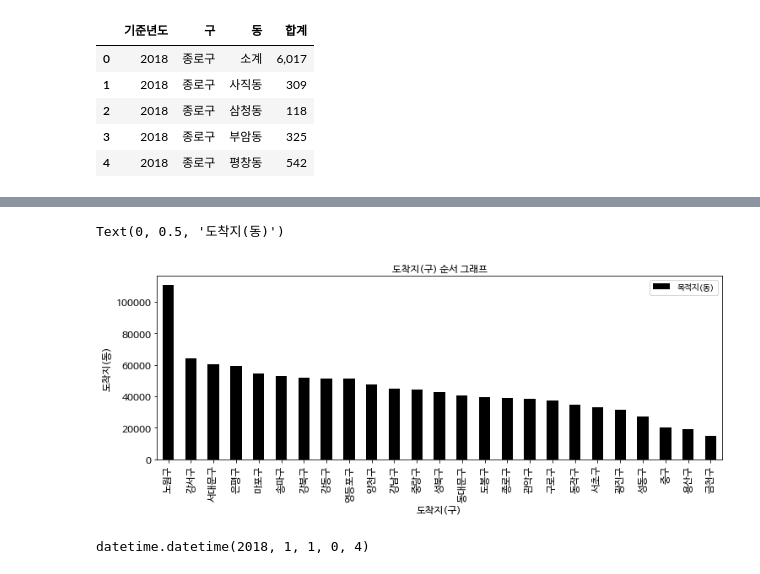
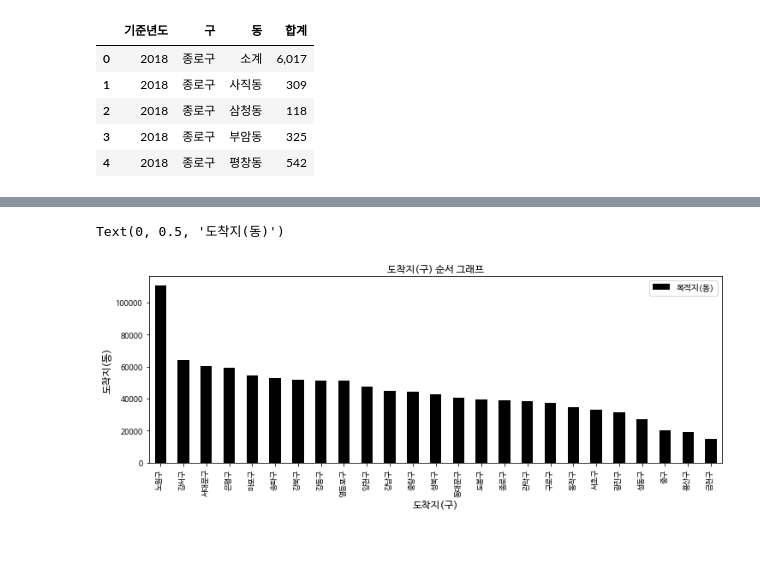
Before and after one commit to noc1992/Python_alone, a Jupyter notebook: alone/mini2_visualize.ipynb, the cells around one changed output, grey strips where cells are left out. Saved outputs shown, nothing was run; the diff lists cells and outputs as text; code cells hidden in the pictures; blank space fills up the shorter version.

```diff
--- a/alone/mini2_visualize.ipynb
+++ b/alone/mini2_visualize.ipynb
@@ -35,5 +41,5 @@ plt.rcParams["font.family"] = 'NanumBarunGothic'
 # %%
-txi = pd.read_csv("data/call_taxi.csv", encoding= 'euc-kr')
+txi = pd.read_csv("data/call_taxi_final.csv", encoding= 'euc-kr')
 # %%
 dis = pd.read_csv("data/dis_pop.csv",encoding = 'euc-kr')
 # %%
@@ -71,13 +96,9 @@ Text(0, 0.5, '출발지(동)')
 # %%
 arrive =  pd.DataFrame(txi.groupby('목적지(구)')['목적지(동)'].count().sort_values(ascending=False))
 # %%
-ari_ax = arrive.plot(kind='bar', title='도착지(구) 순서 그래프', figsize=(12, 4), legend=True, fontsize=12, color='black')
+ari_ax = arrive.plot(kind='bar', title='도착지(구) 순서 그래프', figsize=(12, 4), legend=True, fontsize=9, color='black')
 ari_ax.set_xlabel('도착지(구)', fontsize=12)
 ari_ax.set_ylabel('도착지(동)', fontsize=12)
 # %% [output]
 Text(0, 0.5, '도착지(동)')
-[figure, old version]
+[figure, new version]
-# %%
-datetime.datetime.strptime(txi['예정일시'][1], '%Y-%m-%d %H:%M:%S')
-# %% [output]
-datetime.datetime(2018, 1, 1, 0, 4)
```
Also changed, not shown: parts of 51 cells of this notebook.
